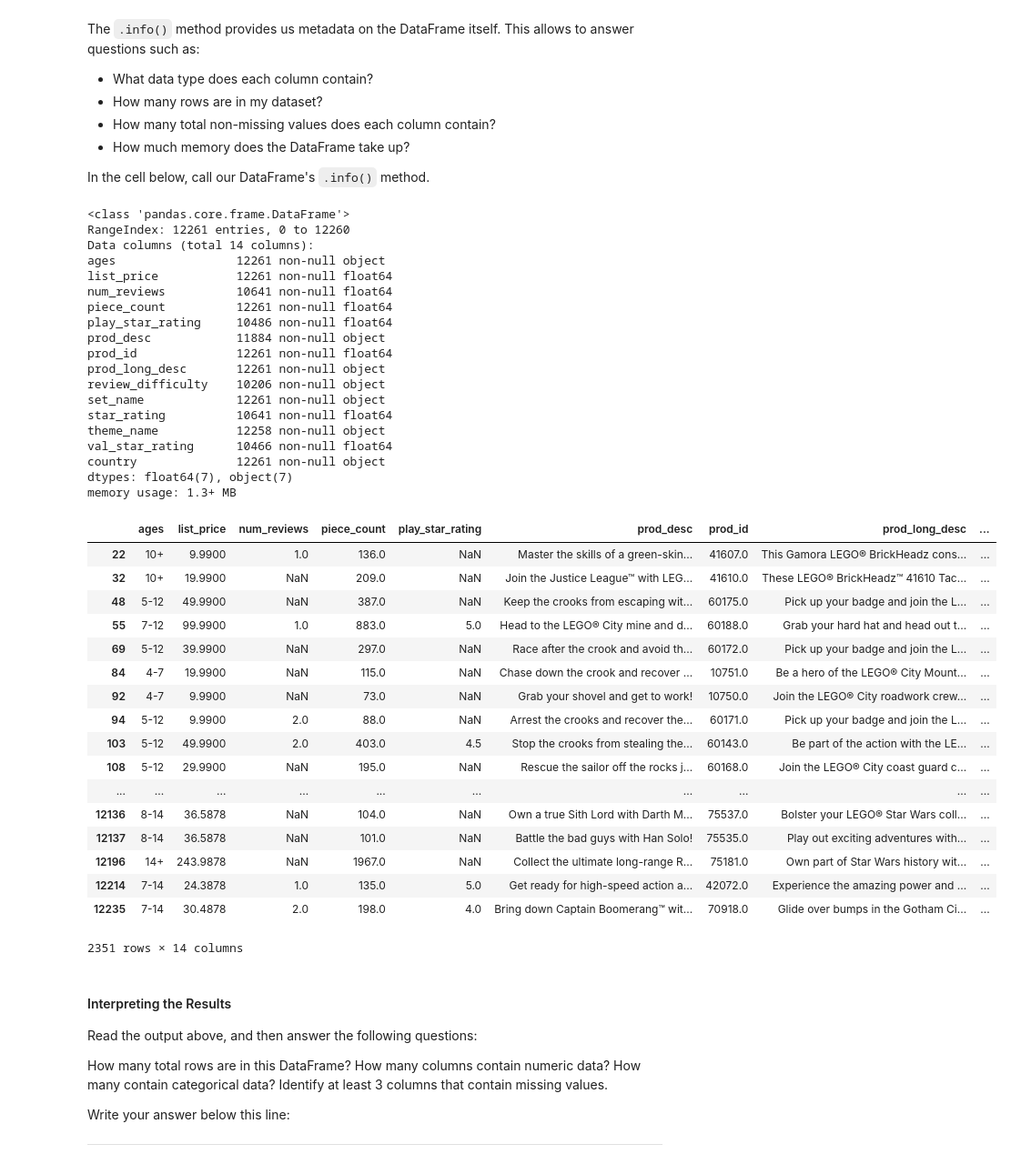
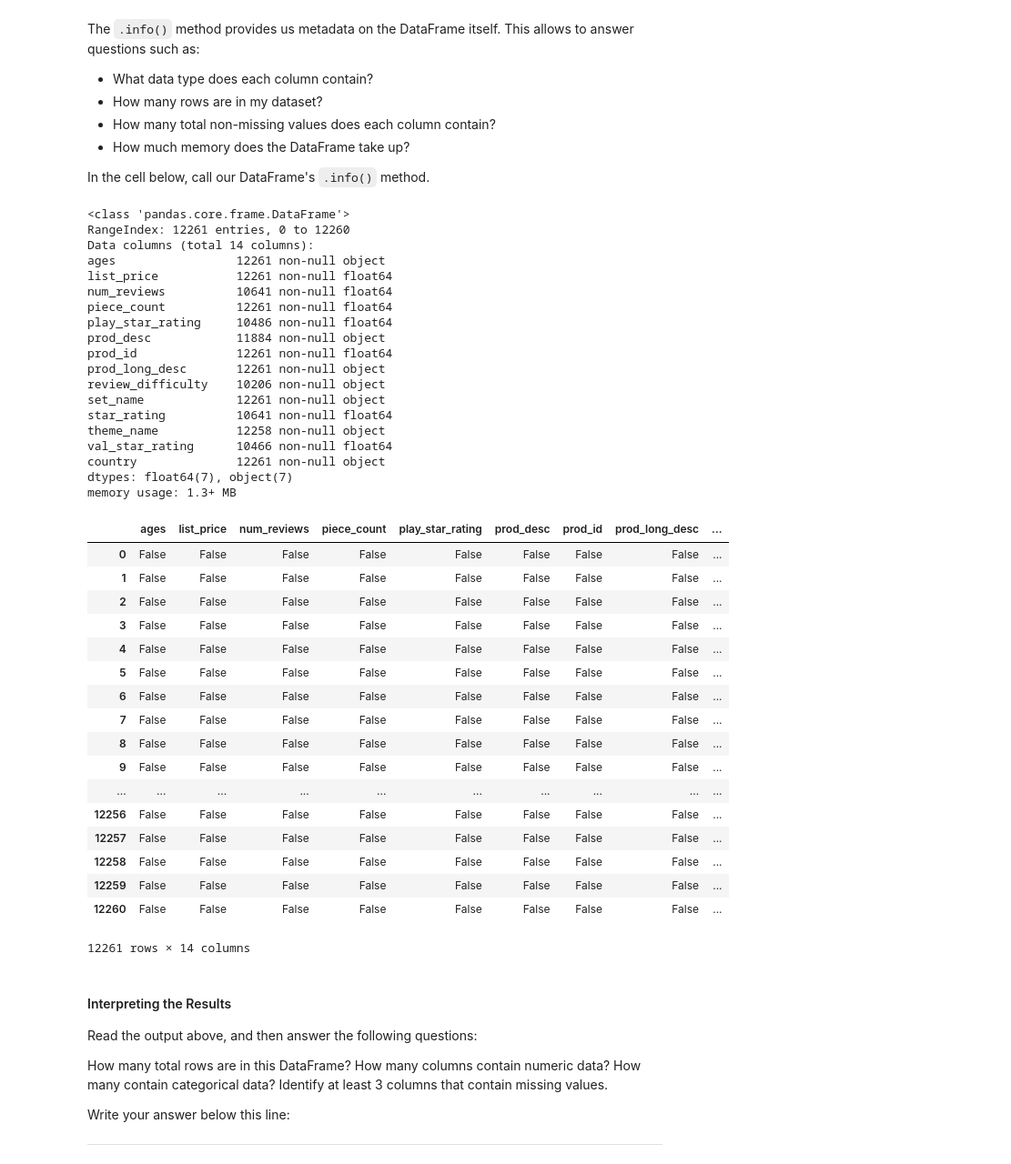
Before and after one commit to elenasm7/dsc-1-03-11-statistical-methods-in-pandas-lab-nyc-ds-career-012819, a Jupyter notebook: index.ipynb, the cells around one changed output. Shown: that part at 91% size. Cells and saved outputs as stored; diff of their text form; code cells hidden in the pictures.

```diff
--- a/index.ipynb
+++ b/index.ipynb
@@ -51,45 +51,45 @@ The `.info()` method provides us metadata on the DataFrame itself.  This allows
 In the cell below, call our DataFrame's `.info()` method.
 # %%
 df.info()
-df[df.isnull().any(1)]
+df.isnull()
 # %% [output]
 <class 'pandas.core.frame.DataFrame'>
 RangeIndex: 12261 entries, 0 to 12260
 Data columns (total 14 columns):
 ages                 12261 non-null object
 list_price           12261 non-null float64
 num_reviews          10641 non-null float64
 piece_count          12261 non-null float64
 play_star_rating     10486 non-null float64
 prod_desc            11884 non-null object
 prod_id              12261 non-null float64
 prod_long_desc       12261 non-null object
 review_difficulty    10206 non-null object
 set_name             12261 non-null object
 star_rating          10641 non-null float64
 theme_name           12258 non-null object
 val_star_rating      10466 non-null float64
 country              12261 non-null object
 dtypes: float64(7), object(7)
 memory usage: 1.3+ MB
 |  | ages | list_price | num_reviews | piece_count | play_star_rating | prod_desc | prod_id | prod_long_desc | ... |
-| 22 | 10+ | 9.9900 | 1.0 | 136.0 | NaN | Master the skills of a green-skin... | 41607.0 | This Gamora LEGO® BrickHeadz cons... | ... |
-| 32 | 10+ | 19.9900 | NaN | 209.0 | NaN | Join the Justice League™ with LEG... | 41610.0 | These LEGO® BrickHeadz™ 41610 Tac... | ... |
-| 48 | 5-12 | 49.9900 | NaN | 387.0 | NaN | Keep the crooks from escaping wit... | 60175.0 | Pick up your badge and join the L... | ... |
-| 55 | 7-12 | 99.9900 | 1.0 | 883.0 | 5.0 | Head to the LEGO® City mine and d... | 60188.0 | Grab your hard hat and head out t... | ... |
-| 69 | 5-12 | 39.9900 | NaN | 297.0 | NaN | Race after the crook and avoid th... | 60172.0 | Pick up your badge and join the L... | ... |
-| 84 | 4-7 | 19.9900 | NaN | 115.0 | NaN | Chase down the crook and recover ... | 10751.0 | Be a hero of the LEGO® City Mount... | ... |
-| 92 | 4-7 | 9.9900 | NaN | 73.0 | NaN | Grab your shovel and get to work! | 10750.0 | Join the LEGO® City roadwork crew... | ... |
-| 94 | 5-12 | 9.9900 | 2.0 | 88.0 | NaN | Arrest the crooks and recover the... | 60171.0 | Pick up your badge and join the L... | ... |
-| 103 | 5-12 | 49.9900 | 2.0 | 403.0 | 4.5 | Stop the crooks from stealing the... | 60143.0 | Be part of the action with the LE... | ... |
-| 108 | 5-12 | 29.9900 | NaN | 195.0 | NaN | Rescue the sailor off the rocks j... | 60168.0 | Join the LEGO® City coast guard c... | ... |
+| 0 | False | False | False | False | False | False | False | False | ... |
+| 1 | False | False | False | False | False | False | False | False | ... |
+| 2 | False | False | False | False | False | False | False | False | ... |
+| 3 | False | False | False | False | False | False | False | False | ... |
+| 4 | False | False | False | False | False | False | False | False | ... |
+| 5 | False | False | False | False | False | False | False | False | ... |
+| 6 | False | False | False | False | False | False | False | False | ... |
+| 7 | False | False | False | False | False | False | False | False | ... |
+| 8 | False | False | False | False | False | False | False | False | ... |
+| 9 | False | False | False | False | False | False | False | False | ... |
 | ... | ... | ... | ... | ... | ... | ... | ... | ... | ... |
-| 12136 | 8-14 | 36.5878 | NaN | 104.0 | NaN | Own a true Sith Lord with Darth M... | 75537.0 | Bolster your LEGO® Star Wars coll... | ... |
-| 12137 | 8-14 | 36.5878 | NaN | 101.0 | NaN | Battle the bad guys with Han Solo! | 75535.0 | Play out exciting adventures with... | ... |
-| 12196 | 14+ | 243.9878 | NaN | 1967.0 | NaN | Collect the ultimate long-range R... | 75181.0 | Own part of Star Wars history wit... | ... |
-| 12214 | 7-14 | 24.3878 | 1.0 | 135.0 | 5.0 | Get ready for high-speed action a... | 42072.0 | Experience the amazing power and ... | ... |
-| 12235 | 7-14 | 30.4878 | 2.0 | 198.0 | 4.0 | Bring down Captain Boomerang™ wit... | 70918.0 | Glide over bumps in the Gotham Ci... | ... |
+| 12256 | False | False | False | False | False | False | False | False | ... |
+| 12257 | False | False | False | False | False | False | False | False | ... |
+| 12258 | False | False | False | False | False | False | False | False | ... |
+| 12259 | False | False | False | False | False | False | False | False | ... |
+| 12260 | False | False | False | False | False | False | False | False | ... |
-2351 rows × 14 columns
+12261 rows × 14 columns
 # %% [markdown]
 #### Interpreting the Results
 
```
